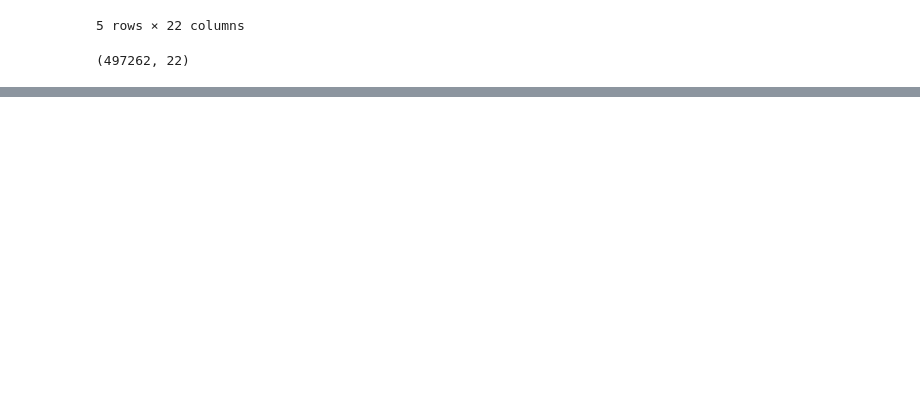
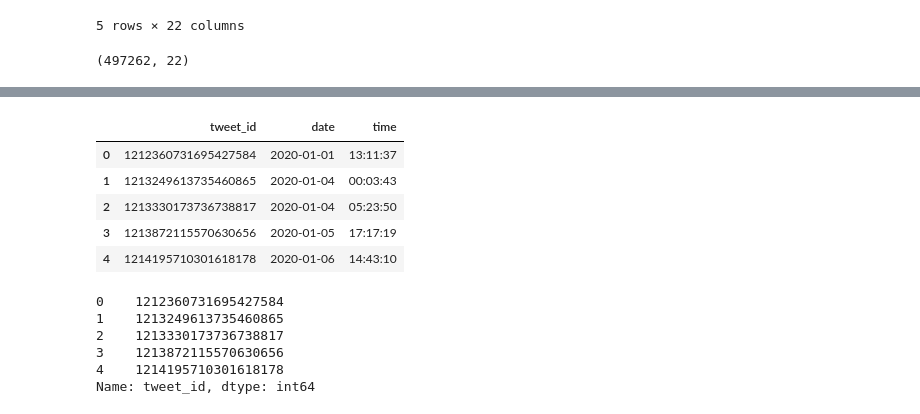
Before and after one commit to cravenre/Twitter_sentiment_in_pandemic, a Jupyter notebook: initial_exploration_cleaning.ipynb, the cells around one changed output, grey strips where cells are left out. Drawn from its saved outputs; the diff is of its cells as text; code cells hidden in the pictures; blank space fills up the shorter version.

```diff
--- a/initial_exploration_cleaning.ipynb
+++ b/initial_exploration_cleaning.ipynb
@@ -100,0 +213,11 @@ add_named_ents(tweets2)
+# %%
+tweet_ids = pd.read_csv('data/full_dataset.tsv', sep='\t')
+# %%
+tweet_ids.head()
+# %% [output]
+|  | tweet_id | date | time |
+| 0 | 1212360731695427584 | 2020-01-01 | 13:11:37 |
+| 1 | 1213249613735460865 | 2020-01-04 | 00:03:43 |
+| 2 | 1213330173736738817 | 2020-01-04 | 05:23:50 |
+| 3 | 1213872115570630656 | 2020-01-05 | 17:17:19 |
+| 4 | 1214195710301618178 | 2020-01-06 | 14:43:10 |
@@ -100,0 +226,9 @@ add_named_ents(tweets2)
+# %%
+tweet_ids.head()
+# %% [output]
+0    1212360731695427584
+1    1213249613735460865
+2    1213330173736738817
+3    1213872115570630656
+4    1214195710301618178
+Name: tweet_id, dtype: int64
```
Also changed, not shown: parts of 14 cells of this notebook.
